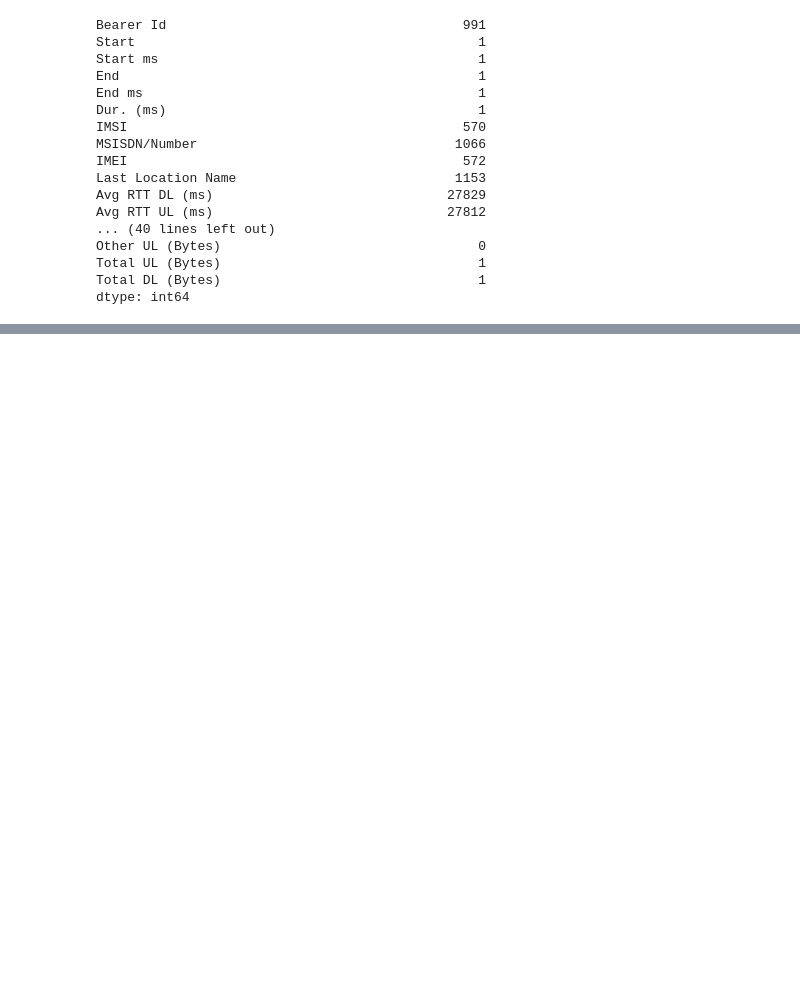
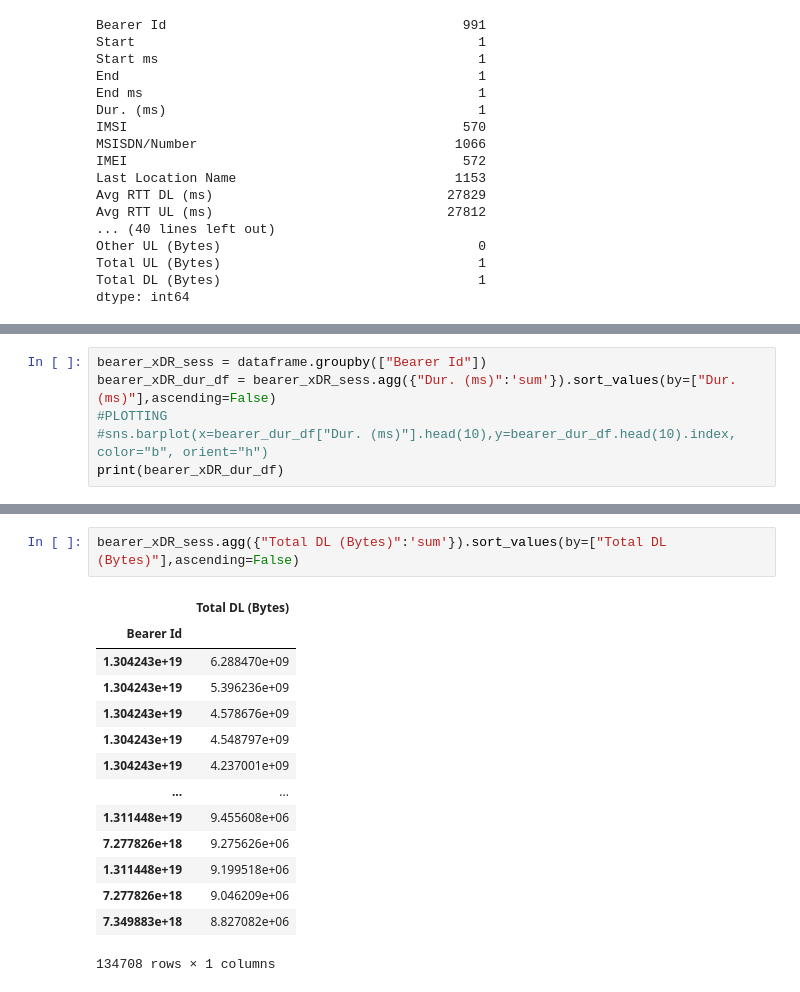
Before and after one commit to KaydeeJR/TelecomUser_DataAnalysis, a Jupyter notebook: notebooks/exploring_data.ipynb, the cells around one changed output, grey strips where cells are left out. Drawn from its saved outputs; the diff is of its cells as text; blank space fills up the shorter version.

```diff
--- a/notebooks/exploring_data.ipynb
+++ b/notebooks/exploring_data.ipynb
@@ -97,0 +98,6 @@ for manufacturer in top_3_handset_manuf_values:
+# %%
+bearer_xDR_sess = dataframe.groupby(["Bearer Id"])
+bearer_xDR_dur_df = bearer_xDR_sess.agg({"Dur. (ms)":'sum'}).sort_values(by=["Dur. (ms)"],ascending=False)
+#PLOTTING
+#sns.barplot(x=bearer_dur_df["Dur. (ms)"].head(10),y=bearer_dur_df.head(10).index, color="b", orient="h")
+print(bearer_xDR_dur_df)
@@ -97,0 +136,17 @@ for manufacturer in top_3_handset_manuf_values:
+# %%
+bearer_xDR_sess.agg({"Total DL (Bytes)":'sum'}).sort_values(by=["Total DL (Bytes)"],ascending=False)
+# %% [output]
+|  | Total DL (Bytes) |
+| Bearer Id |  |
+| 1.304243e+19 | 6.288470e+09 |
+| 1.304243e+19 | 5.396236e+09 |
+| 1.304243e+19 | 4.578676e+09 |
+| 1.304243e+19 | 4.548797e+09 |
+| 1.304243e+19 | 4.237001e+09 |
+| ... | ... |
+| 1.311448e+19 | 9.455608e+06 |
+| 7.277826e+18 | 9.275626e+06 |
+| 1.311448e+19 | 9.199518e+06 |
+| 7.277826e+18 | 9.046209e+06 |
+| 7.349883e+18 | 8.827082e+06 |
+134708 rows × 1 columns
```
Also changed, not shown: parts of 7 cells of this notebook, 1 other file.
